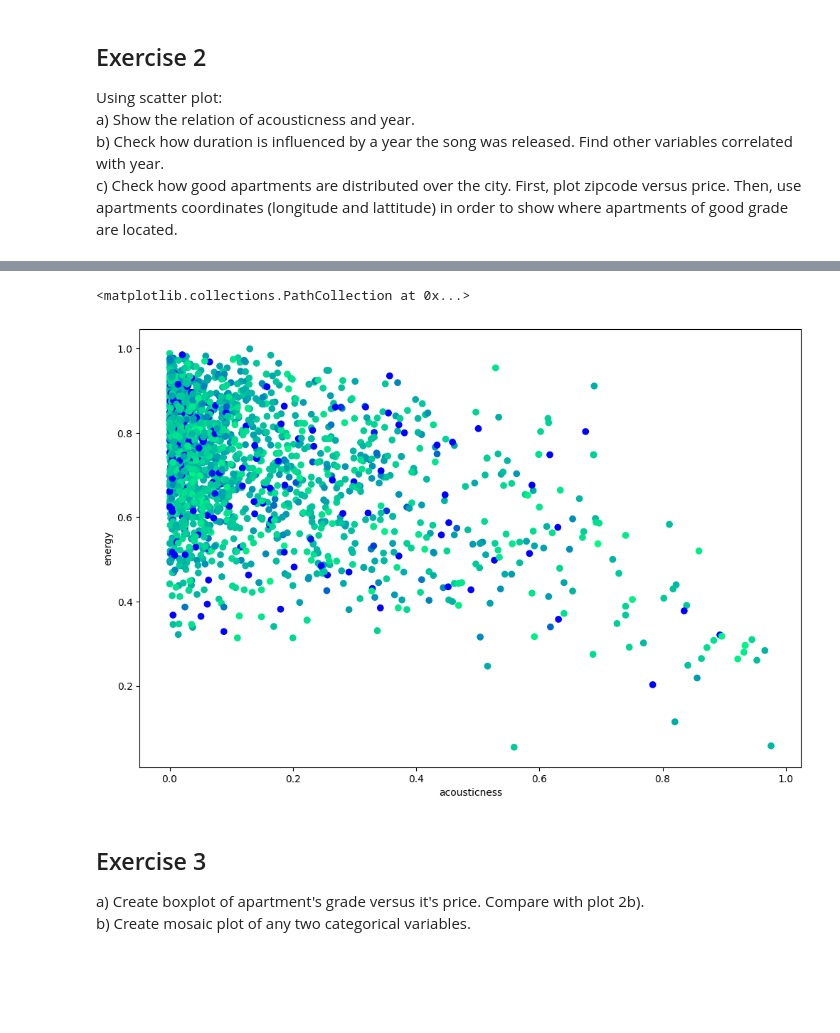
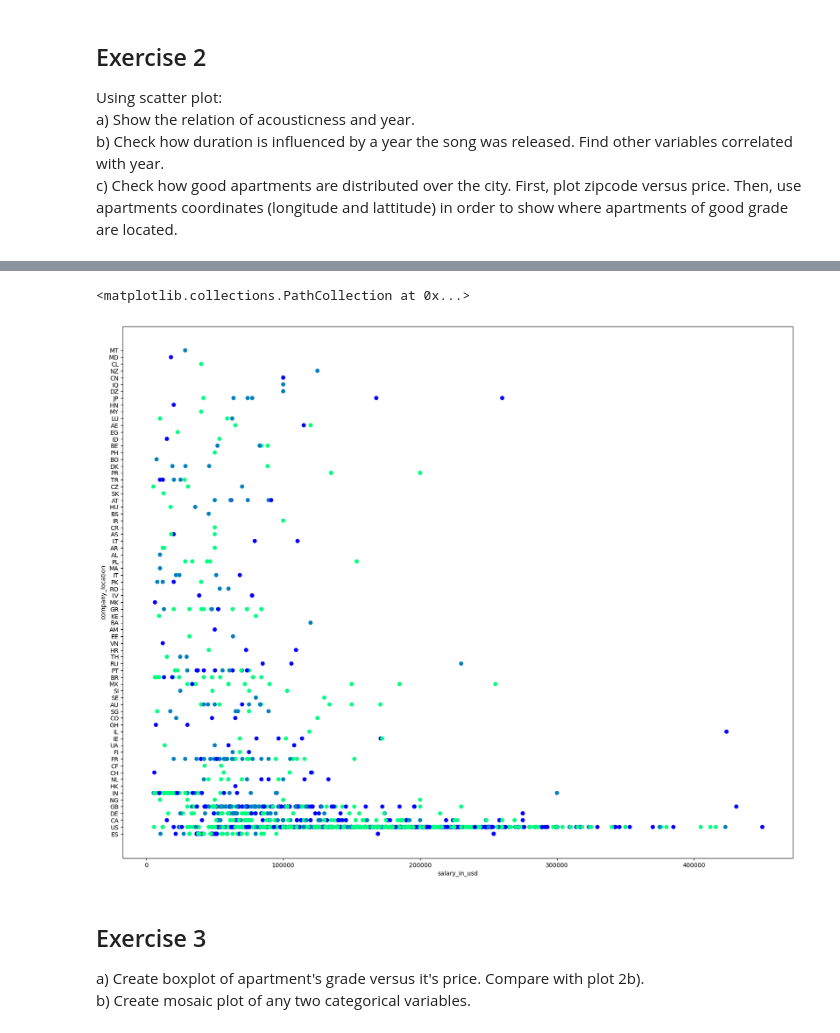
Before and after one commit to qojigedou/data_science, a Jupyter notebook: Optional_assignment_1_with_code.ipynb, the cells around one changed output, grey strips where cells are left out. Drawn from its saved outputs; the diff is of its cells as text; code cells hidden in the pictures; blank space fills up the shorter version.

```diff
--- a/Optional_assignment_1_with_code.ipynb
+++ b/Optional_assignment_1_with_code.ipynb
@@ -99,0 +136,16 @@ Text(0, 0.5, 'energy')
+# %%
+world = geopandas.read_file(geopandas.datasets.get_path('naturalearth_lowres'))
+world = world[['iso_a3', 'geometry']]
+world.rename(columns={'iso_a3': 'country'}, inplace=True)
+
+def convert_a2_to_a3(row):
+    iso_a2 = row['company_location']
+    country = pycountry.countries.get(alpha_2=iso_a2)
+    return country.alpha_3
+
+df['country'] = df.apply(convert_a2_to_a3, axis=1)
+avg_per_country = df.groupby(by='country')['salary_in_usd'].mean().reset_index(name='avg')
+merged = pd.merge(world, avg_per_country, on='country')
+fig, ax = plt.subplots(figsize=(20,15))
+world.plot(figsize=(20,15), color='lightgray', ax=ax)
+merged.plot(column="avg", legend=True, legend_kwds={'shrink': 0.5}, cmap='Wistia', figsize=(20,15), ax=ax)
@@ -100,13 +156,13 @@ Text(0, 0.5, 'energy')
 # %%
 #Your code:
 
-plt.figure(figsize=(12, 8))
-plt.xlabel("acousticness")
-plt.ylabel('energy')
-plt.scatter(df['acousticness'], df['energy'], c=df['popularity'], cmap='winter')
+plt.figure(figsize=(20, 16))
+plt.xlabel("salary_in_usd")
+plt.ylabel('company_location')
+plt.scatter(df['salary_in_usd'], df['company_location'], c=df['remote_ratio'], cmap='winter')
 # %% [output]
 <matplotlib.collections.PathCollection at 0x...>
-[figure, old version]
+[figure, new version]
 # %% [markdown]
 ## Exercise 3
 a) Create boxplot of apartment's grade versus it's price. Compare with plot 2b).
```
Also changed, not shown: parts of 13 cells of this notebook.
